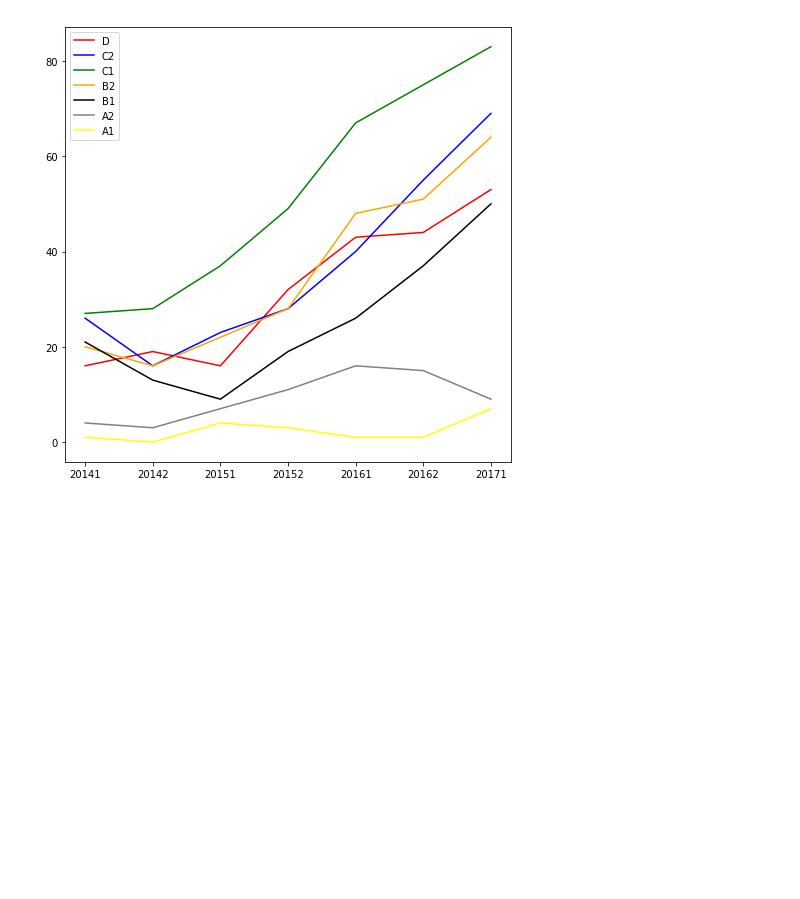
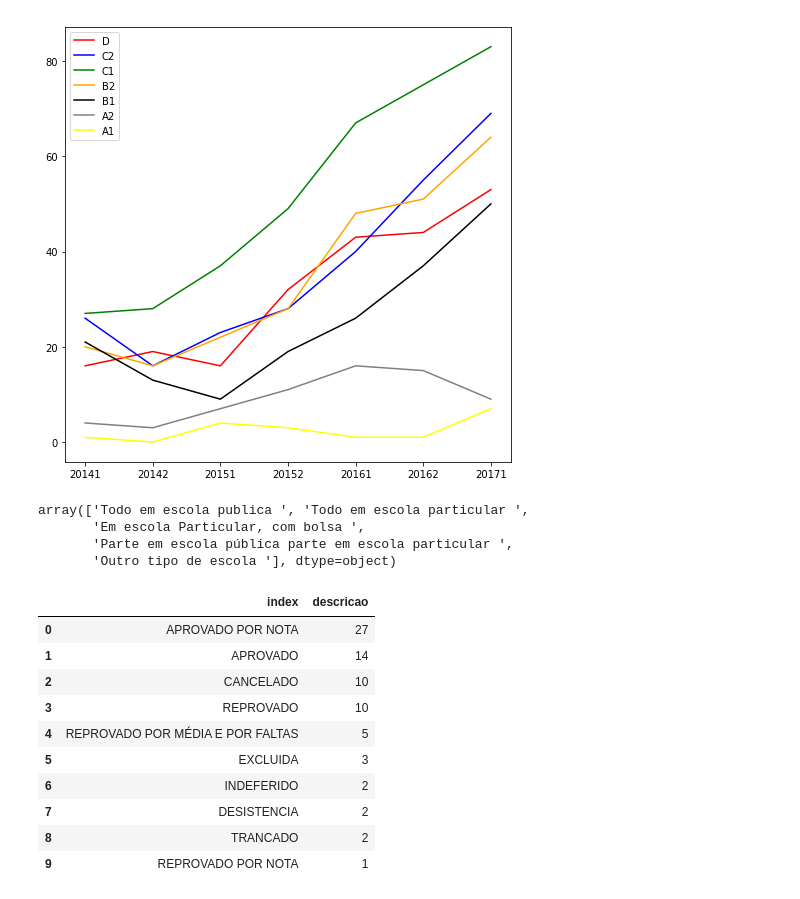
Before and after one commit to lucasgmpaiva/Analise_Dados_UFRN, a Jupyter notebook: UFRN Data Analysis.ipynb, the cells around one changed output. Drawn from its saved outputs; the diff is of its cells as text; code cells hidden in the pictures; blank space fills up the shorter version.

```diff
--- a/UFRN Data Analysis.ipynb
+++ b/UFRN Data Analysis.ipynb
@@ -134,3 +140,10 @@ plt.legend(loc='upper left')
 plt.show()
 # %% [output]
 [figure]
+# %%
+dados_2016_1.escola_ens_medio.unique()
+# %% [output]
+array(['Todo em escola publica ', 'Todo em escola particular ',
+       'Em escola Particular, com bolsa ',
+       'Parte em escola pública parte em escola particular ',
+       'Outro tipo de escola '], dtype=object)
@@ -136,0 +154,14 @@ plt.show()
+# %%
+todoEscolaPrivada_2016_1
+# %% [output]
+|  | index | descricao |
+| 0 | APROVADO POR NOTA | 27 |
+| 1 | APROVADO | 14 |
+| 2 | CANCELADO | 10 |
+| 3 | REPROVADO | 10 |
+| 4 | REPROVADO POR MÉDIA E POR FALTAS | 5 |
+| 5 | EXCLUIDA | 3 |
+| 6 | INDEFERIDO | 2 |
+| 7 | DESISTENCIA | 2 |
+| 8 | TRANCADO | 2 |
+| 9 | REPROVADO POR NOTA | 1 |
```
Also changed, not shown: parts of 10 cells of this notebook.
